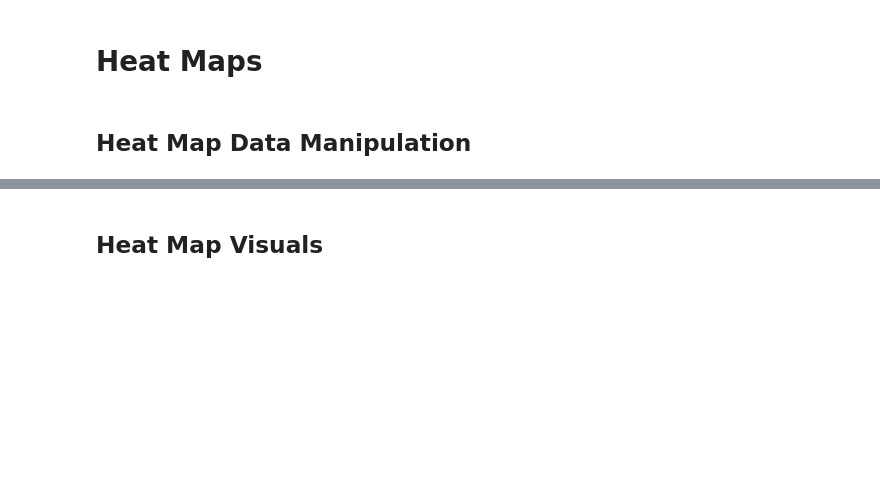
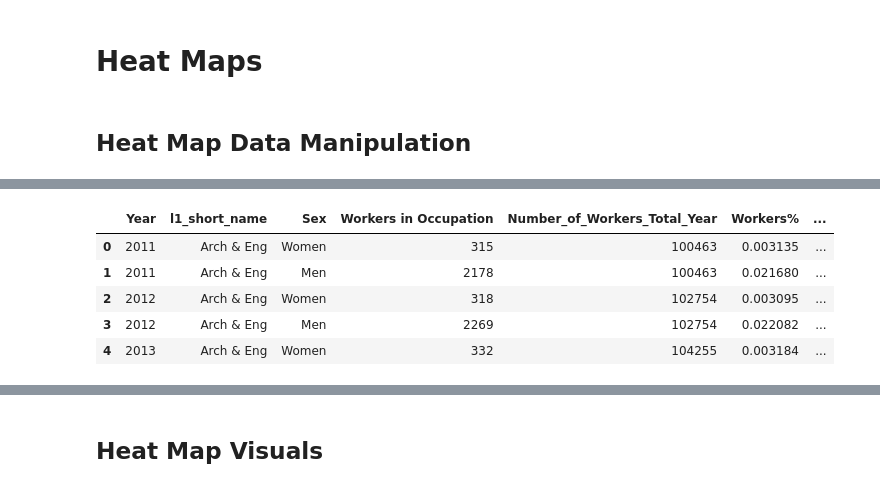
Before and after one commit to MADS-593-Project/Project, a Jupyter notebook: main-project-notebook.ipynb, the cells around one changed output, grey strips where cells are left out. Cells and saved outputs as stored; diff of their text form; code cells hidden in the pictures; blank space fills up the shorter version.

```diff
--- a/main-project-notebook.ipynb
+++ b/main-project-notebook.ipynb
@@ -274,3 +274,14 @@ BokehModel(render_bundle={'docs_json': {'d4c0c657-7a0e-45da-8eaf-985e9a103d5e':
 # Heat Maps
 # %% [markdown]
 ## Heat Map Data Manipulation
+# %%
+#Create Base Dataframe with Short Names for Heat Maps
+
+import sys
+sys.path.append('/data/data_manipulation.py')
+from data_manipulation import get_df_list_final, get_short_names
+
+df = get_df_list_final()[0]
+df['l1_short_name'] = df.apply(lambda x: get_short_names('l1', 'default')[x['l1']], axis=1)
+
+df.head()
@@ -276,0 +346,9 @@ BokehModel(render_bundle={'docs_json': {'d4c0c657-7a0e-45da-8eaf-985e9a103d5e':
+# %%
+heatmap_final().head()
+# %% [output]
+|  | Year | l1_short_name | Sex | Workers in Occupation | Number_of_Workers_Total_Year | Workers% | ... |
+| 0 | 2011 | Arch & Eng | Women | 315 | 100463 | 0.003135 | ... |
+| 1 | 2011 | Arch & Eng | Men | 2178 | 100463 | 0.021680 | ... |
+| 2 | 2012 | Arch & Eng | Women | 318 | 102754 | 0.003095 | ... |
+| 3 | 2012 | Arch & Eng | Men | 2269 | 102754 | 0.022082 | ... |
+| 4 | 2013 | Arch & Eng | Women | 332 | 104255 | 0.003184 | ... |
```
Also changed, not shown: parts of 10 cells of this notebook.
